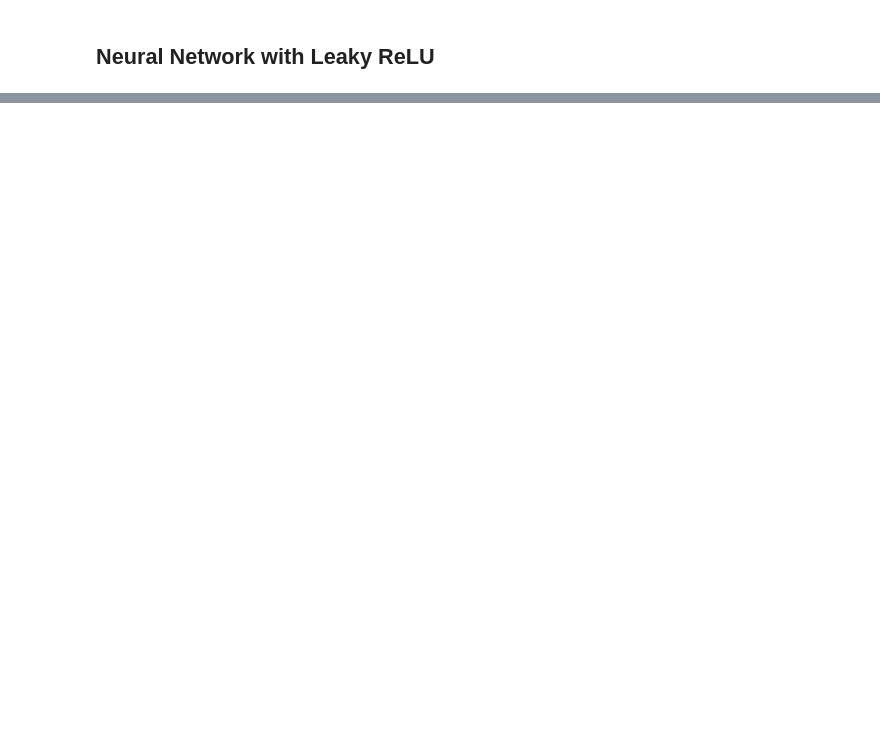
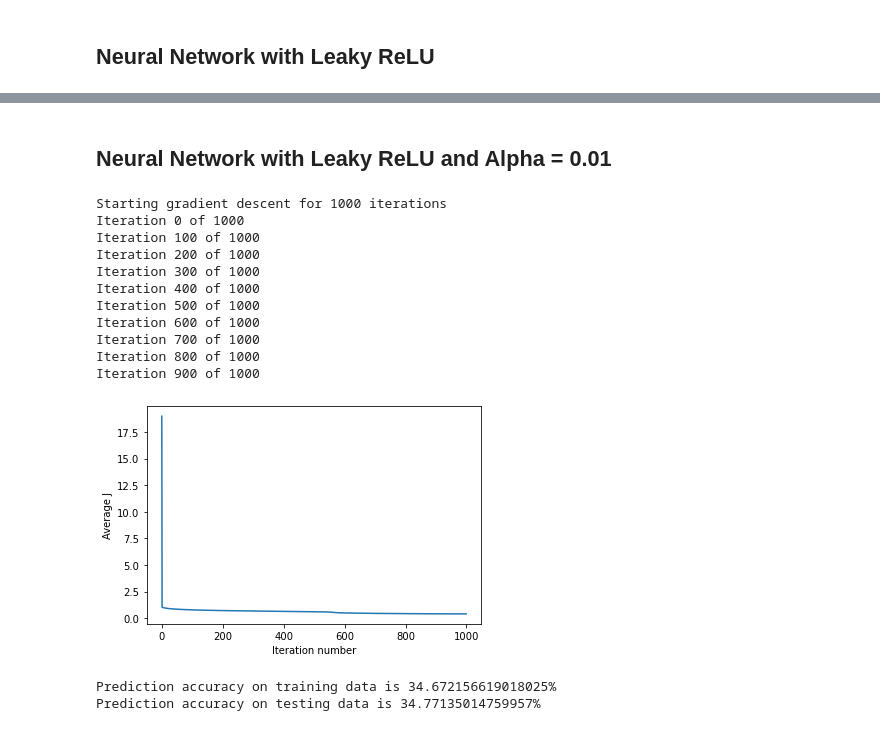
Before and after one commit to linamanda/LoLResultPrediction, a Jupyter notebook: Neural Network ML hw.ipynb, the cells around one changed output, grey strips where cells are left out. Cells and saved outputs as stored; diff of their text form; code cells hidden in the pictures; blank space fills up the shorter version.

```diff
--- a/Neural Network ML hw.ipynb
+++ b/Neural Network ML hw.ipynb
@@ -255,0 +294,53 @@ Prediction accuracy on testing data is 50.75353462116111%
+# %% [markdown]
+## Neural Network with Leaky ReLU and Alpha = 0.01
+# %%
+# Redefining f(z) and f_deriv(z) to set activation function to Leaky ReLU
+
+def f(z):
+    # Leaky ReLU
+    return np.maximum(0.01 * z, z)
+
+def f_deriv(z):
+    # Leaky ReLU
+    z_ret = np.zeros_like(z)
+    for i in range(len(z)):
+        if z[i] < 0:
+            z_ret[i] = 0.01
+        elif z[i] >= 0:
+            z_ret[i] = 1
+    return z_ret
+
+# Running neural network, plotting cost, and displaying accuracy
+
+nn_structure_lr = [17, 15, 2]
+
+# train the NN
+W_lr, b_lr, avg_cost_func_lr = train_nn(nn_structure_lr, X_train, y_train, 1000, 0.01)
+
+# plot the avg_cost_func
+plt.plot(avg_cost_func_lr)
+plt.ylabel('Average J')
+plt.xlabel('Iteration number')
+plt.show()
+
+# get the prediction accuracy and print
+y_pred_lr = predict_y(W_lr, b_lr, X_train, 3)
+print('Prediction accuracy on training data is {}%'.format(accuracy_score(y_train, y_pred_lr) * 100))
+
+y_pred_lr = predict_y(W_lr, b_lr, X_test, 3)
+print('Prediction accuracy on testing data is {}%'.format(accuracy_score(y_test, y_pred_lr) * 100))
+# %% [output]
+Starting gradient descent for 1000 iterations
+Iteration 0 of 1000
+Iteration 100 of 1000
+Iteration 200 of 1000
+Iteration 300 of 1000
+Iteration 400 of 1000
+Iteration 500 of 1000
+Iteration 600 of 1000
+Iteration 700 of 1000
+Iteration 800 of 1000
+Iteration 900 of 1000
+[figure, added]
+Prediction accuracy on training data is 34.672156619018025%
+Prediction accuracy on testing data is 34.77135014759957%
```
Also changed, not shown: parts of 6 cells of this notebook.
